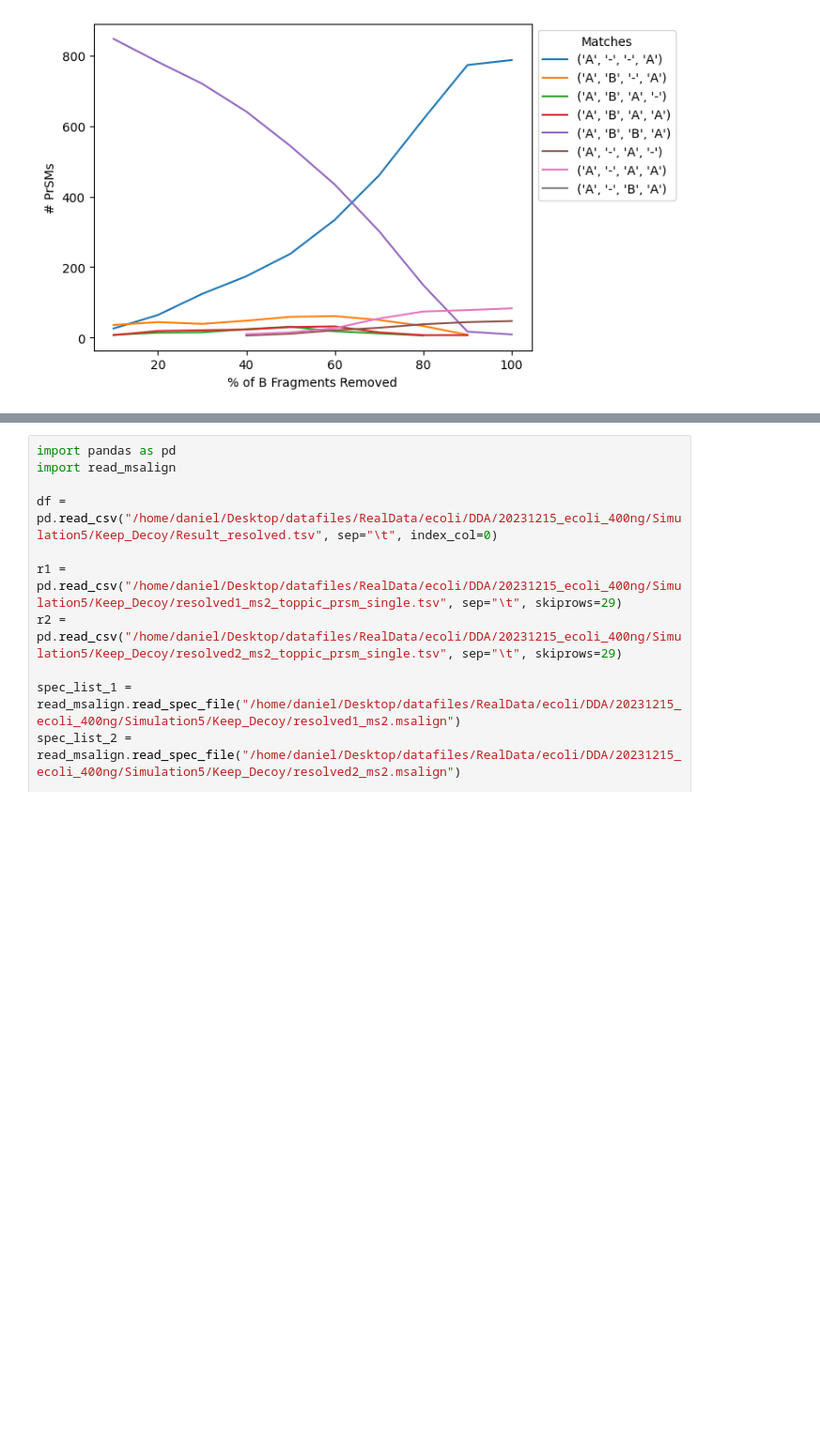
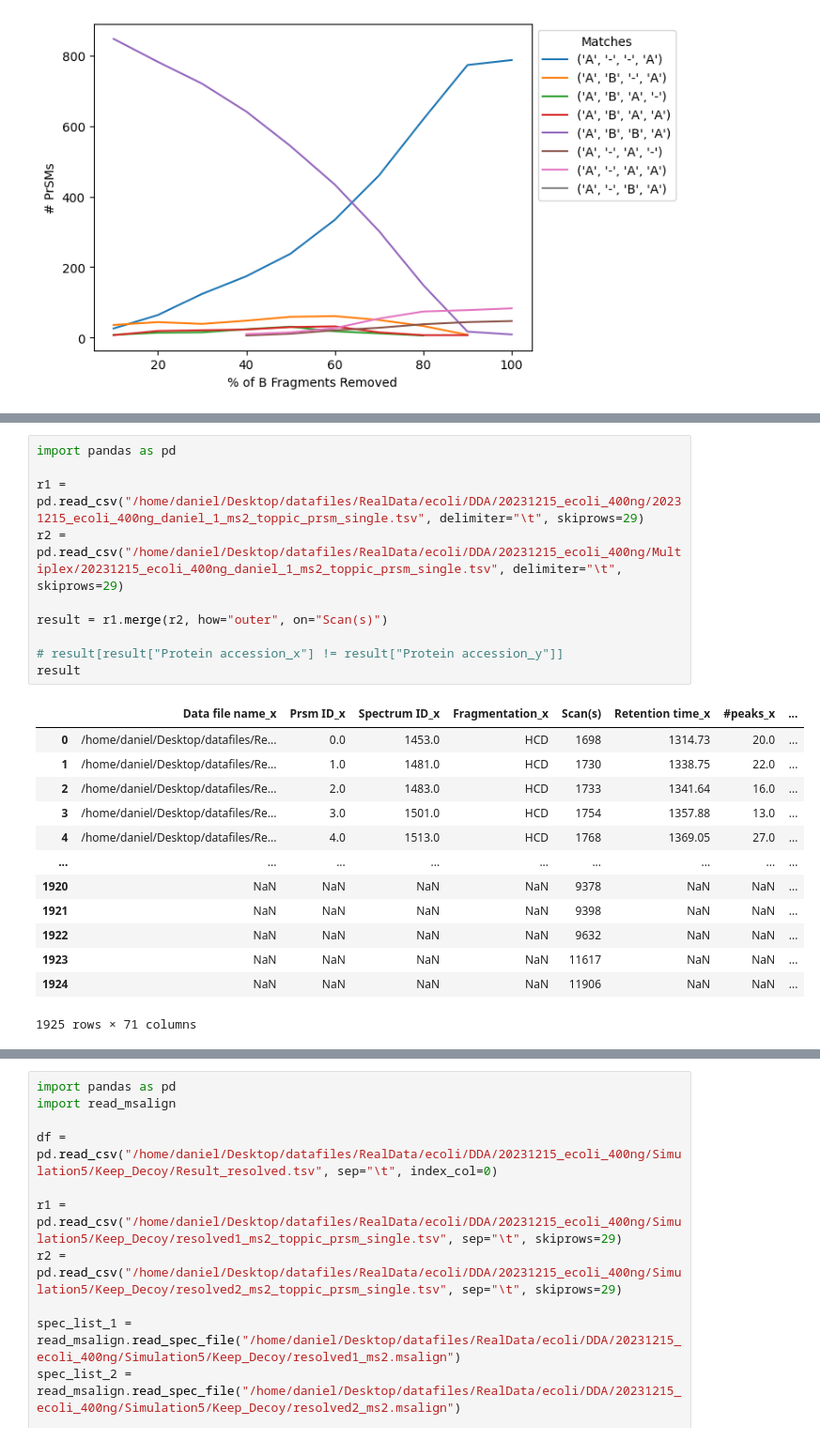
Before and after one commit to todanielwang/TopMPI, a Jupyter notebook: notebook.ipynb, the cells around one changed output, grey strips where cells are left out. Shown at 94% size. Drawn from its saved outputs; the diff is of its cells as text; blank space fills up the shorter version.

```diff
--- a/notebook.ipynb
+++ b/notebook.ipynb
@@ -798,0 +986,24 @@ plt.close()
+# %%
+import pandas as pd
+
+r1 = pd.read_csv("/home/daniel/Desktop/datafiles/RealData/ecoli/DDA/20231215_ecoli_400ng/20231215_ecoli_400ng_daniel_1_ms2_toppic_prsm_single.tsv", delimiter="\t", skiprows=29)
+r2 = pd.read_csv("/home/daniel/Desktop/datafiles/RealData/ecoli/DDA/20231215_ecoli_400ng/Multiplex/20231215_ecoli_400ng_daniel_1_ms2_toppic_prsm_single.tsv", delimiter="\t", skiprows=29)
+
+result = r1.merge(r2, how="outer", on="Scan(s)")
+
+# result[result["Protein accession_x"] != result["Protein accession_y"]]
+result
+# %% [output]
+|  | Data file name_x | Prsm ID_x | Spectrum ID_x | Fragmentation_x | Scan(s) | Retention time_x | #peaks_x | ... |
+| 0 | /home/daniel/Desktop/datafiles/Re... | 0.0 | 1453.0 | HCD | 1698 | 1314.73 | 20.0 | ... |
+| 1 | /home/daniel/Desktop/datafiles/Re... | 1.0 | 1481.0 | HCD | 1730 | 1338.75 | 22.0 | ... |
+| 2 | /home/daniel/Desktop/datafiles/Re... | 2.0 | 1483.0 | HCD | 1733 | 1341.64 | 16.0 | ... |
+| 3 | /home/daniel/Desktop/datafiles/Re... | 3.0 | 1501.0 | HCD | 1754 | 1357.88 | 13.0 | ... |
+| 4 | /home/daniel/Desktop/datafiles/Re... | 4.0 | 1513.0 | HCD | 1768 | 1369.05 | 27.0 | ... |
+| ... | ... | ... | ... | ... | ... | ... | ... | ... |
+| 1920 | NaN | NaN | NaN | NaN | 9378 | NaN | NaN | ... |
+| 1921 | NaN | NaN | NaN | NaN | 9398 | NaN | NaN | ... |
+| 1922 | NaN | NaN | NaN | NaN | 9632 | NaN | NaN | ... |
+| 1923 | NaN | NaN | NaN | NaN | 11617 | NaN | NaN | ... |
+| 1924 | NaN | NaN | NaN | NaN | 11906 | NaN | NaN | ... |
+1925 rows × 71 columns
```
Also changed, not shown: parts of 12 cells of this notebook, 21 other files.
